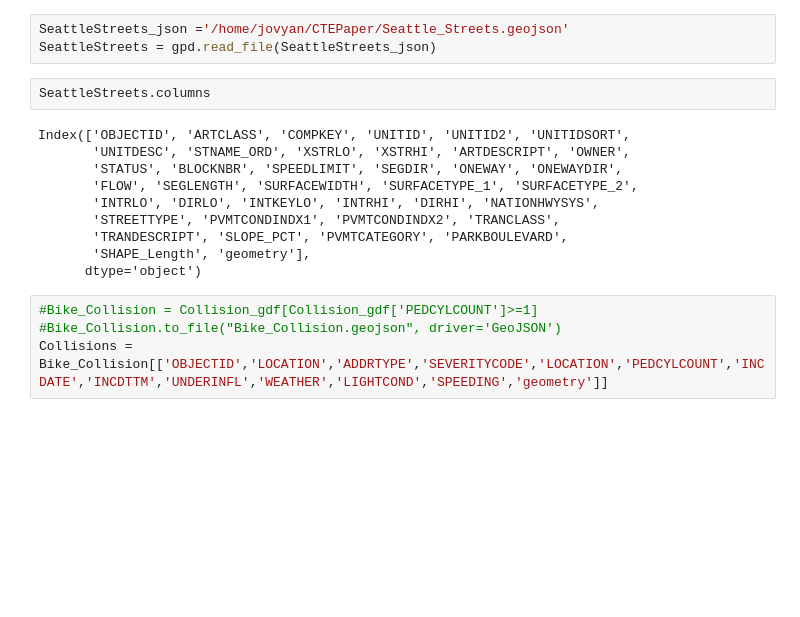
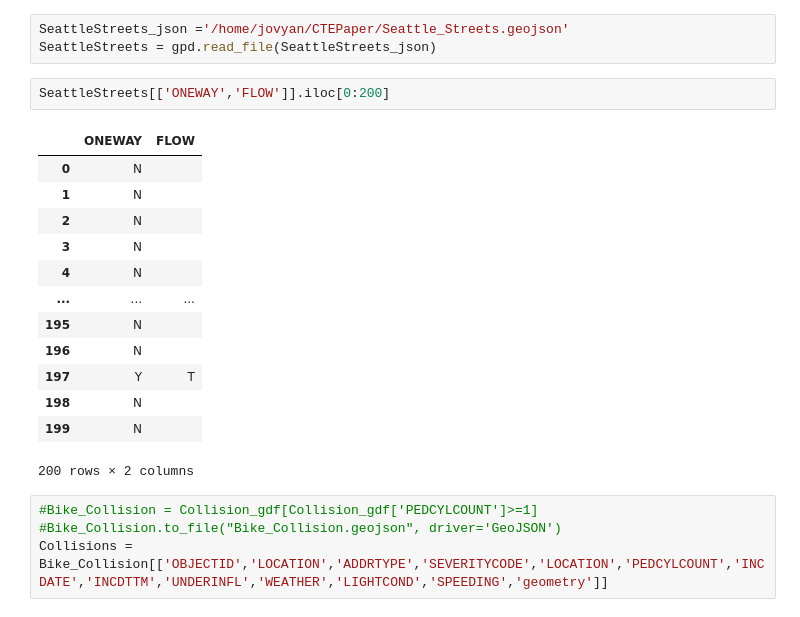
Before and after one commit to cqjiayou321/CTEPaper, a Jupyter notebook: BikeCollision.ipynb, the cells around one changed output. Drawn from its saved outputs; the diff is of its cells as text; blank space fills up the shorter version.

```diff
--- a/BikeCollision.ipynb
+++ b/BikeCollision.ipynb
@@ -18,18 +18,22 @@ Bike_Collision = gpd.read_file(Bike_Collision_json)
 # %%
 SeattleStreets_json ='/home/jovyan/CTEPaper/Seattle_Streets.geojson'
 SeattleStreets = gpd.read_file(SeattleStreets_json)
-# %%
-SeattleStreets.columns
-# %% [output]
-Index(['OBJECTID', 'ARTCLASS', 'COMPKEY', 'UNITID', 'UNITID2', 'UNITIDSORT',
-       'UNITDESC', 'STNAME_ORD', 'XSTRLO', 'XSTRHI', 'ARTDESCRIPT', 'OWNER',
-       'STATUS', 'BLOCKNBR', 'SPEEDLIMIT', 'SEGDIR', 'ONEWAY', 'ONEWAYDIR',
-       'FLOW', 'SEGLENGTH', 'SURFACEWIDTH', 'SURFACETYPE_1', 'SURFACETYPE_2',
-       'INTRLO', 'DIRLO', 'INTKEYLO', 'INTRHI', 'DIRHI', 'NATIONHWYSYS',
-       'STREETTYPE', 'PVMTCONDINDX1', 'PVMTCONDINDX2', 'TRANCLASS',
-       'TRANDESCRIPT', 'SLOPE_PCT', 'PVMTCATEGORY', 'PARKBOULEVARD',
-       'SHAPE_Length', 'geometry'],
-      dtype='object')
+# %%
+SeattleStreets[['ONEWAY','FLOW']].iloc[0:200]
+# %% [output]
+|  | ONEWAY | FLOW |
+| 0 | N |  |
+| 1 | N |  |
+| 2 | N |  |
+| 3 | N |  |
+| 4 | N |  |
+| ... | ... | ... |
+| 195 | N |  |
+| 196 | N |  |
+| 197 | Y | T |
+| 198 | N |  |
+| 199 | N |  |
+200 rows × 2 columns
 # %%
 #Bike_Collision = Collision_gdf[Collision_gdf['PEDCYLCOUNT']>=1]
 #Bike_Collision.to_file("Bike_Collision.geojson", driver='GeoJSON')
```
Also changed, not shown: parts of 23 cells of this notebook, 1 other file.
